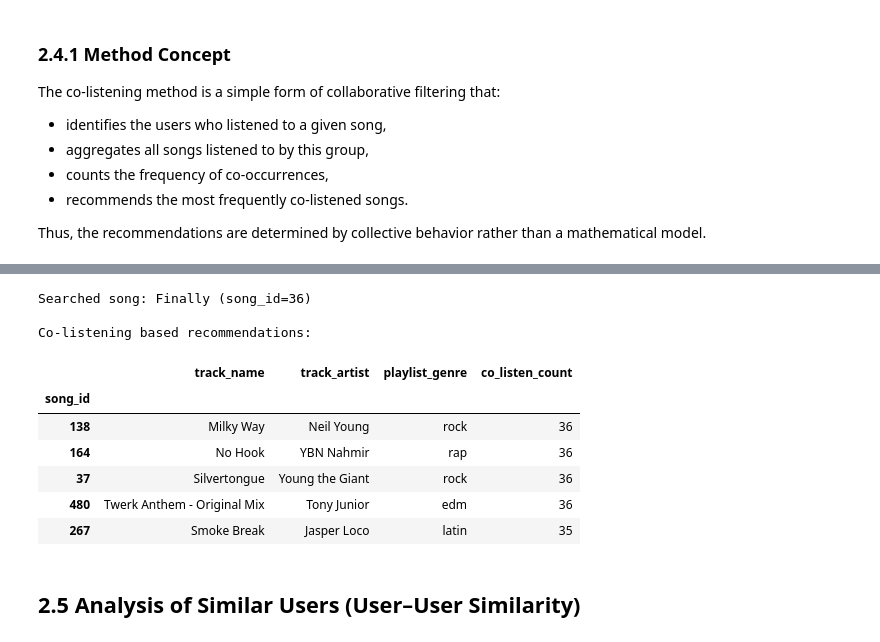
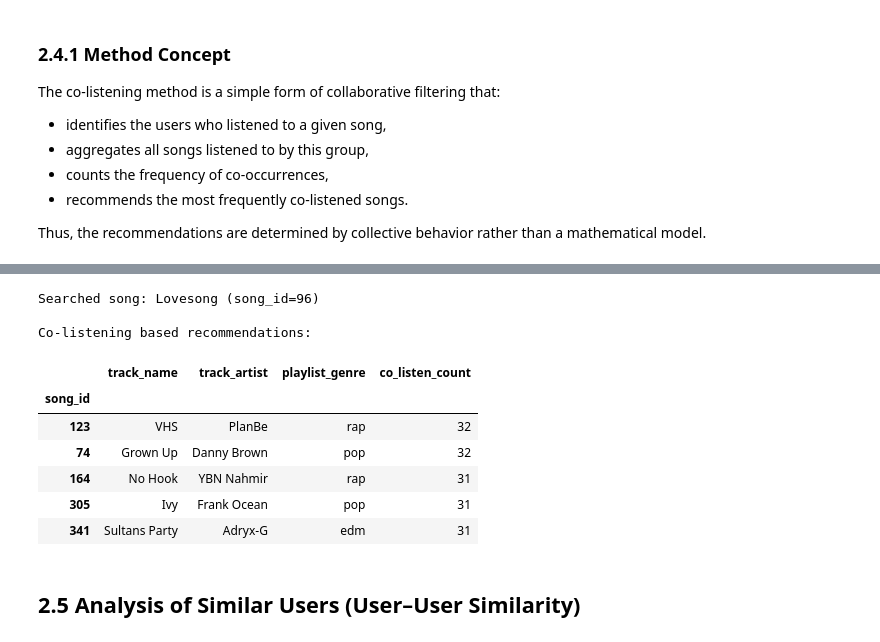
Before and after one commit to andra2602/Music-Recommendation-System-History, a Jupyter notebook: KaggleProiectAMI.ipynb, the cells around one changed output, grey strips where cells are left out. Cells and saved outputs as stored; diff of their text form; code cells hidden in the pictures.

```diff
--- a/KaggleProiectAMI.ipynb
+++ b/KaggleProiectAMI.ipynb
@@ -971,16 +968,16 @@ array(['Baller', "Don't Stop", 'Paradise', 'With Tim',
 # %%
-recommend_based_on_song("Finally")
+recommend_based_on_song("Lovesong")
 # %% [output]
-Searched song: Finally (song_id=36)
+Searched song: Lovesong (song_id=96)
 
 Co-listening based recommendations:
 |  | track_name | track_artist | playlist_genre | co_listen_count |
 | song_id |  |  |  |  |
-| 138 | Milky Way | Neil Young | rock | 36 |
-| 164 | No Hook | YBN Nahmir | rap | 36 |
-| 37 | Silvertongue | Young the Giant | rock | 36 |
-| 480 | Twerk Anthem - Original Mix | Tony Junior | edm | 36 |
-| 267 | Smoke Break | Jasper Loco | latin | 35 |
+| 123 | VHS | PlanBe | rap | 32 |
+| 74 | Grown Up | Danny Brown | pop | 32 |
+| 164 | No Hook | YBN Nahmir | rap | 31 |
+| 305 | Ivy | Frank Ocean | pop | 31 |
+| 341 | Sultans Party | Adryx-G | edm | 31 |
 # %% [markdown]
 ## 2.5 Analysis of Similar Users (User–User Similarity)
 # %%
```
Also changed, not shown: parts of 29 cells of this notebook.
